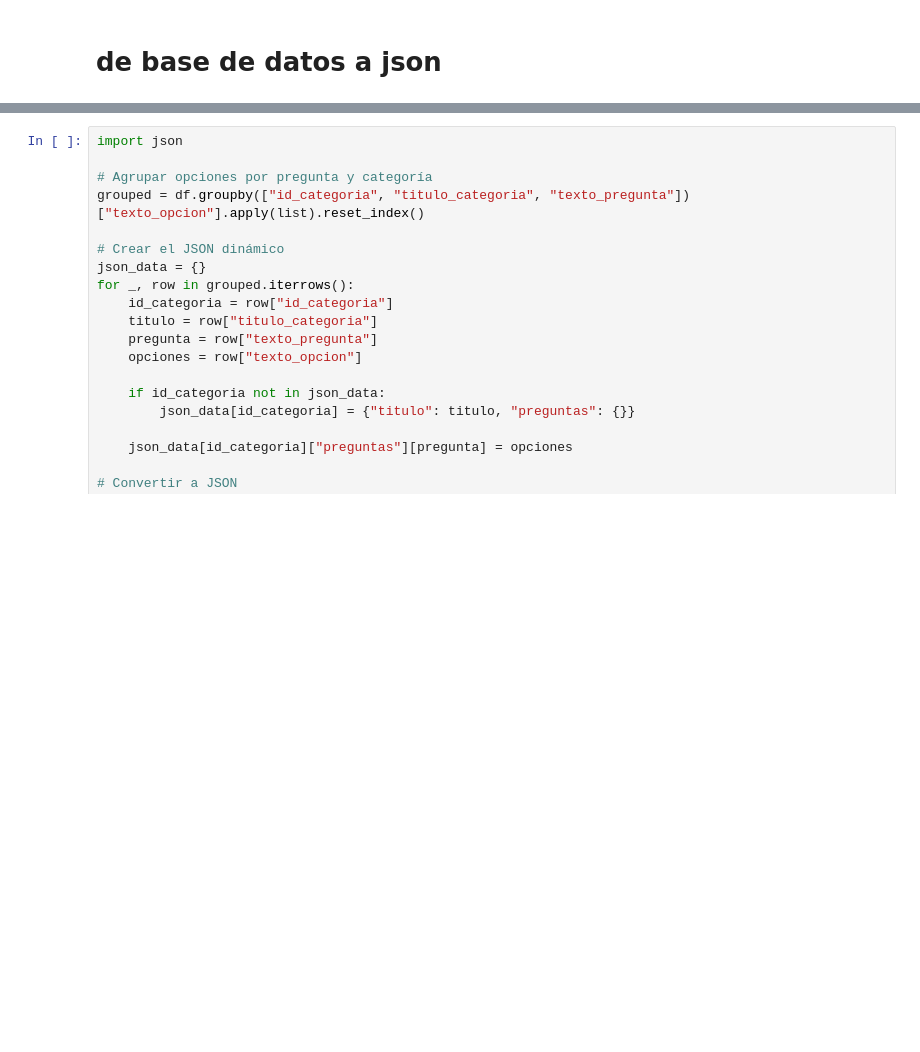
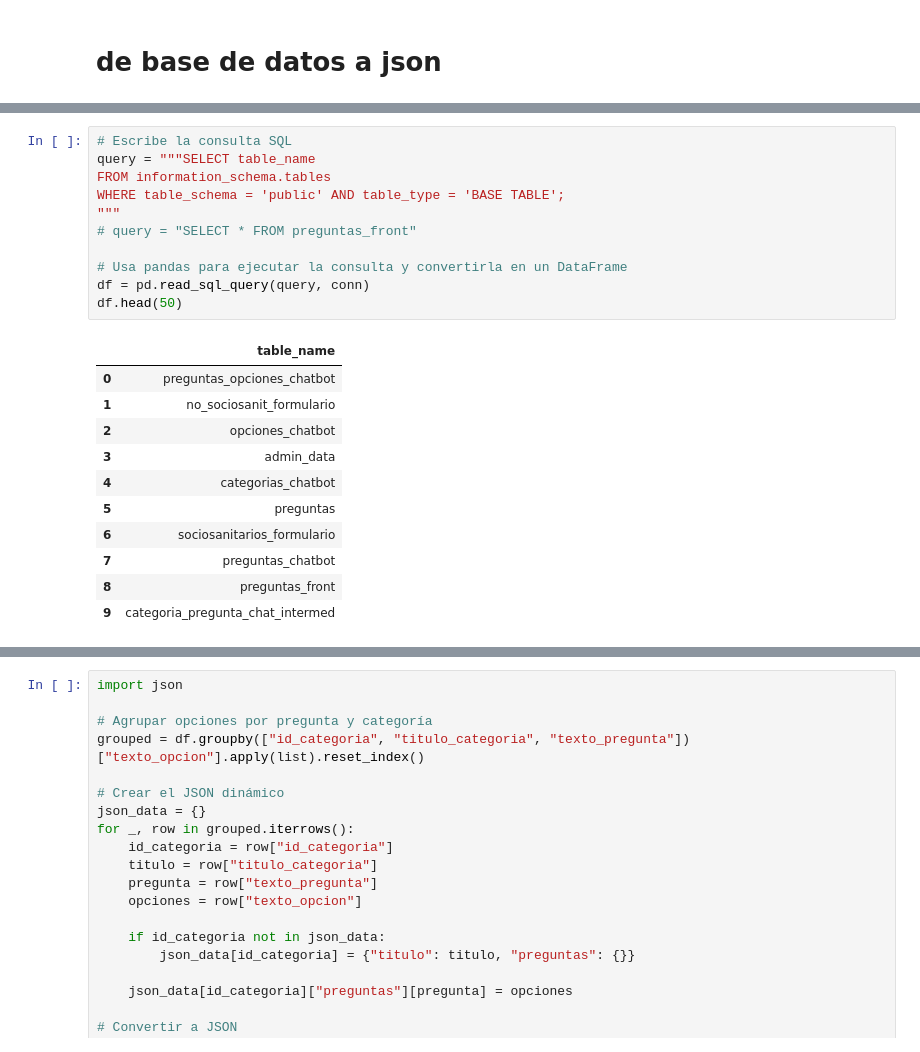
Before and after one commit to JavierRodriguezFontiveros/FELGTBI-, a Jupyter notebook: Api/p.ipynb, the cells around one changed output, grey strips where cells are left out. Drawn from its saved outputs; the diff is of its cells as text; blank space fills up the shorter version.

```diff
--- a/Api/p.ipynb
+++ b/Api/p.ipynb
@@ -34,4 +34,27 @@ except Exception as error:
 # %% [output]
 Conexión exitosa a la base de datos PostgreSQL con SSL
+# %%
+# Escribe la consulta SQL
+query = """SELECT table_name
+FROM information_schema.tables
+WHERE table_schema = 'public' AND table_type = 'BASE TABLE';
+"""
+# query = "SELECT * FROM preguntas_front"
+
+# Usa pandas para ejecutar la consulta y convertirla en un DataFrame
+df = pd.read_sql_query(query, conn)
+df.head(50)
+# %% [output]
+|  | table_name |
+| 0 | preguntas_opciones_chatbot |
+| 1 | no_sociosanit_formulario |
+| 2 | opciones_chatbot |
+| 3 | admin_data |
+| 4 | categorias_chatbot |
+| 5 | preguntas |
+| 6 | sociosanitarios_formulario |
+| 7 | preguntas_chatbot |
+| 8 | preguntas_front |
+| 9 | categoria_pregunta_chat_intermed |
 # %%
 # Escribe la consulta SQL
```
Also changed, not shown: parts of 16 cells of this notebook, 3 other files.
